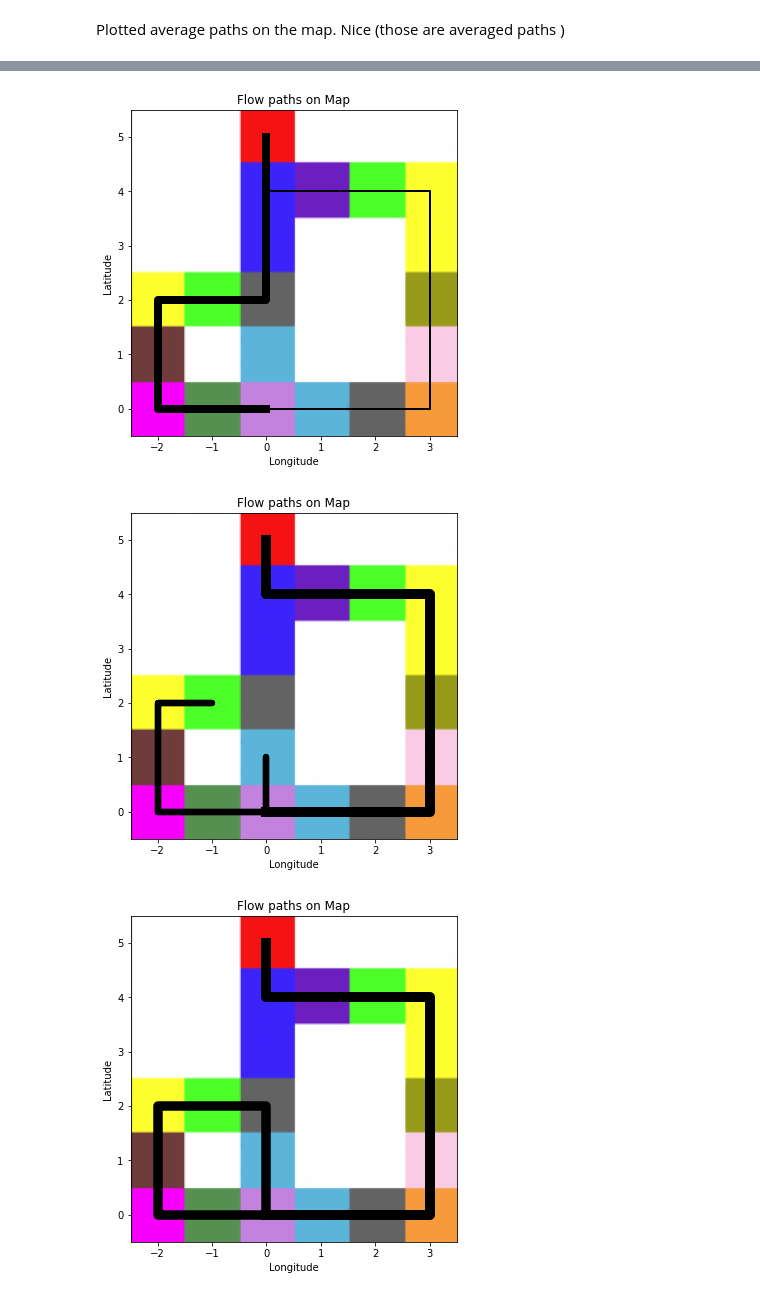
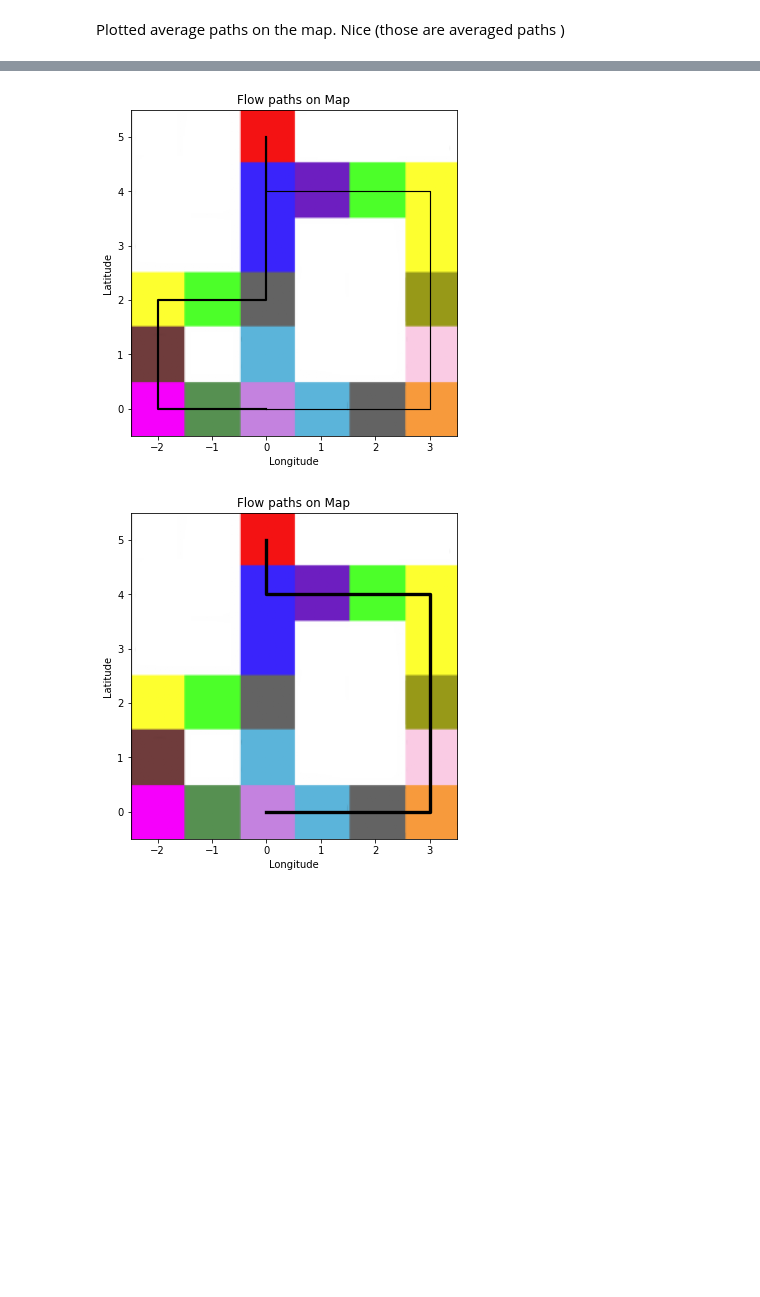
Before and after one commit to my-name-is-D/high_level_nav_planning, a Jupyter notebook: results_plotted.ipynb, the cells around one changed output, grey strips where cells are left out. Cells and saved outputs as stored; diff of their text form; code cells hidden in the pictures; blank space fills up the shorter version.

```diff
--- a/results_plotted.ipynb
+++ b/results_plotted.ipynb
@@ -400,7 +401,7 @@ bar_plot_wt_std(average_steps, std_steps, envs_names, 'Average steps', 'Grid env
 # model_names = ['cscg_random_policy', 'cscg', 'cscg_pose_ob_random_policy', 'cscg_pose_ob', 'ours_v4_VANILLA','ours_v4_MMP'] #
 
 envs = envs = ['grid_3x3', 'grid_3x3_alias', 'grid_4x4', 'grid_4x4_alias', 'grid_t_maze','grid_t_maze_alias', 'grid_donut']
-model_names = ['cscg_random_policy', 'cscg', 'cscg_pose_ob_random_policy', 'cscg_pose_ob', 'ours_v4_MMP','ours_v4_VANILLA' ]
+model_names = ['cscg_random_policy', 'cscg', 'cscg_pose_ob_random_policy', 'cscg_pose_ob','ours_v4_VANILLA' ]# 'ours_v4_MMP',
 nav_type = 'exploration'
 
 average_steps_first_visit = [[0]*(len(envs)) for _ in range(len(model_names)+1)]
@@ -966,9 +967,9 @@ path_2_C = [(0, 0), (0, 2),(-2, 2), (-2, 0),(0, 0)]
 background_img = mpimg.imread('/home/idlab332/Pictures/higher_level_nav/cross_tunnel.png')
 
 tot = 60
-path1 = [13+16+20, 0,0,0]
-path2 = [4+4, 17+18+13,13+14+11,17+20+20]
-path3 = [3, 3+2+7,20+20+20,20+20+20 ]
+path1 = [20, 0,0,0]
+path2 = [0,13, 0]
+path3 = [0, 7, 20 ]
 # path4 = [0,0,13+14+11, ]
 for i in range(len(path2)):
     # Create the plot
@@ -1007,3 +1008,2 @@ for i in range(len(path2)):
-[figure, old version]
+[figure, new version]
-[figure, old version]
+[figure, new version]
-[figure, removed]
```
Also changed, not shown: parts of 18 cells of this notebook, 5 other files.
